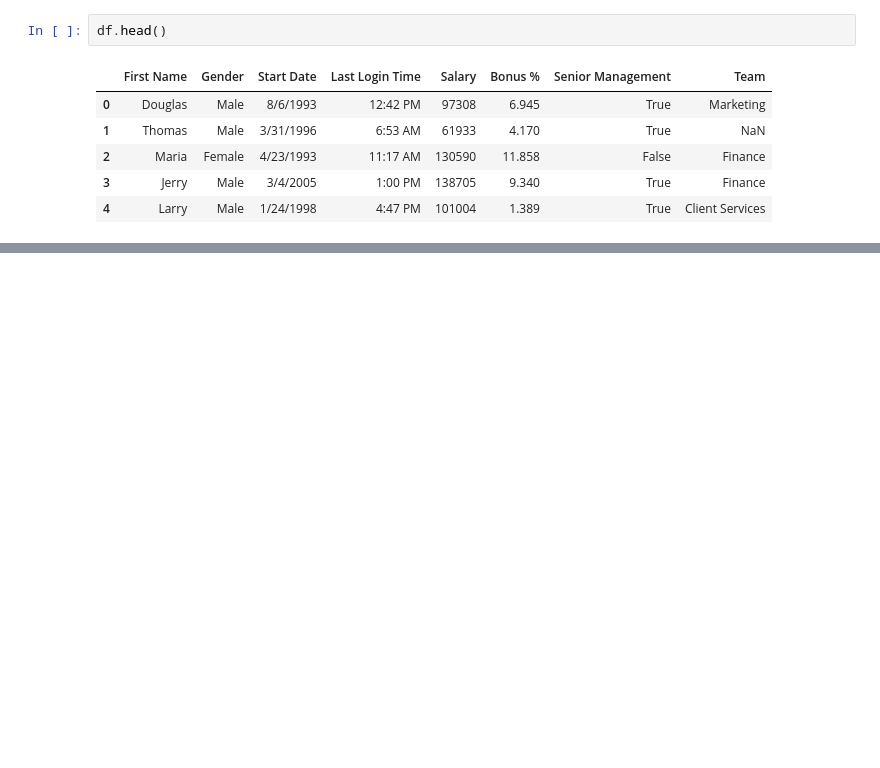
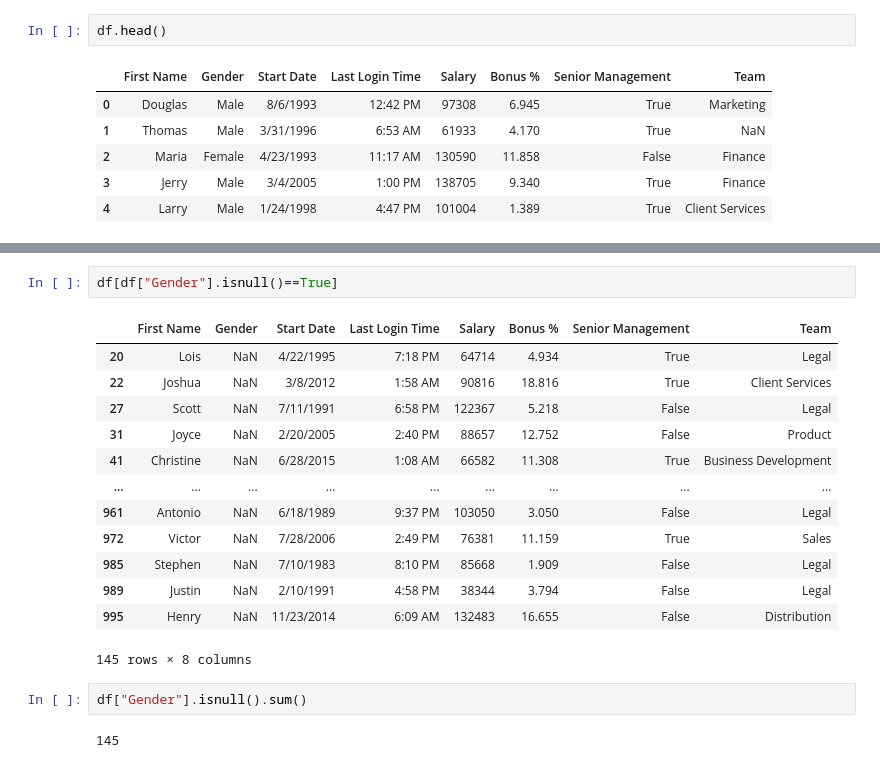
Before and after one commit to sai14karthik/ML, a Jupyter notebook: pandas/code.ipynb, the cells around one changed output, grey strips where cells are left out. Saved outputs shown, nothing was run; the diff lists cells and outputs as text; blank space fills up the shorter version.

```diff
--- a/pandas/code.ipynb
+++ b/pandas/code.ipynb
@@ -40,0 +194,20 @@ df.corr()
+# %%
+df[df["Gender"].isnull()==True]
+# %% [output]
+|  | First Name | Gender | Start Date | Last Login Time | Salary | Bonus % | Senior Management | Team |
+| 20 | Lois | NaN | 4/22/1995 | 7:18 PM | 64714 | 4.934 | True | Legal |
+| 22 | Joshua | NaN | 3/8/2012 | 1:58 AM | 90816 | 18.816 | True | Client Services |
+| 27 | Scott | NaN | 7/11/1991 | 6:58 PM | 122367 | 5.218 | False | Legal |
+| 31 | Joyce | NaN | 2/20/2005 | 2:40 PM | 88657 | 12.752 | False | Product |
+| 41 | Christine | NaN | 6/28/2015 | 1:08 AM | 66582 | 11.308 | True | Business Development |
+| ... | ... | ... | ... | ... | ... | ... | ... | ... |
+| 961 | Antonio | NaN | 6/18/1989 | 9:37 PM | 103050 | 3.050 | False | Legal |
+| 972 | Victor | NaN | 7/28/2006 | 2:49 PM | 76381 | 11.159 | True | Sales |
+| 985 | Stephen | NaN | 7/10/1983 | 8:10 PM | 85668 | 1.909 | False | Legal |
+| 989 | Justin | NaN | 2/10/1991 | 4:58 PM | 38344 | 3.794 | False | Legal |
+| 995 | Henry | NaN | 11/23/2014 | 6:09 AM | 132483 | 16.655 | False | Distribution |
+145 rows × 8 columns
+# %%
+df["Gender"].isnull().sum()
+# %% [output]
+145
```
Also changed, not shown: parts of 35 cells of this notebook.
